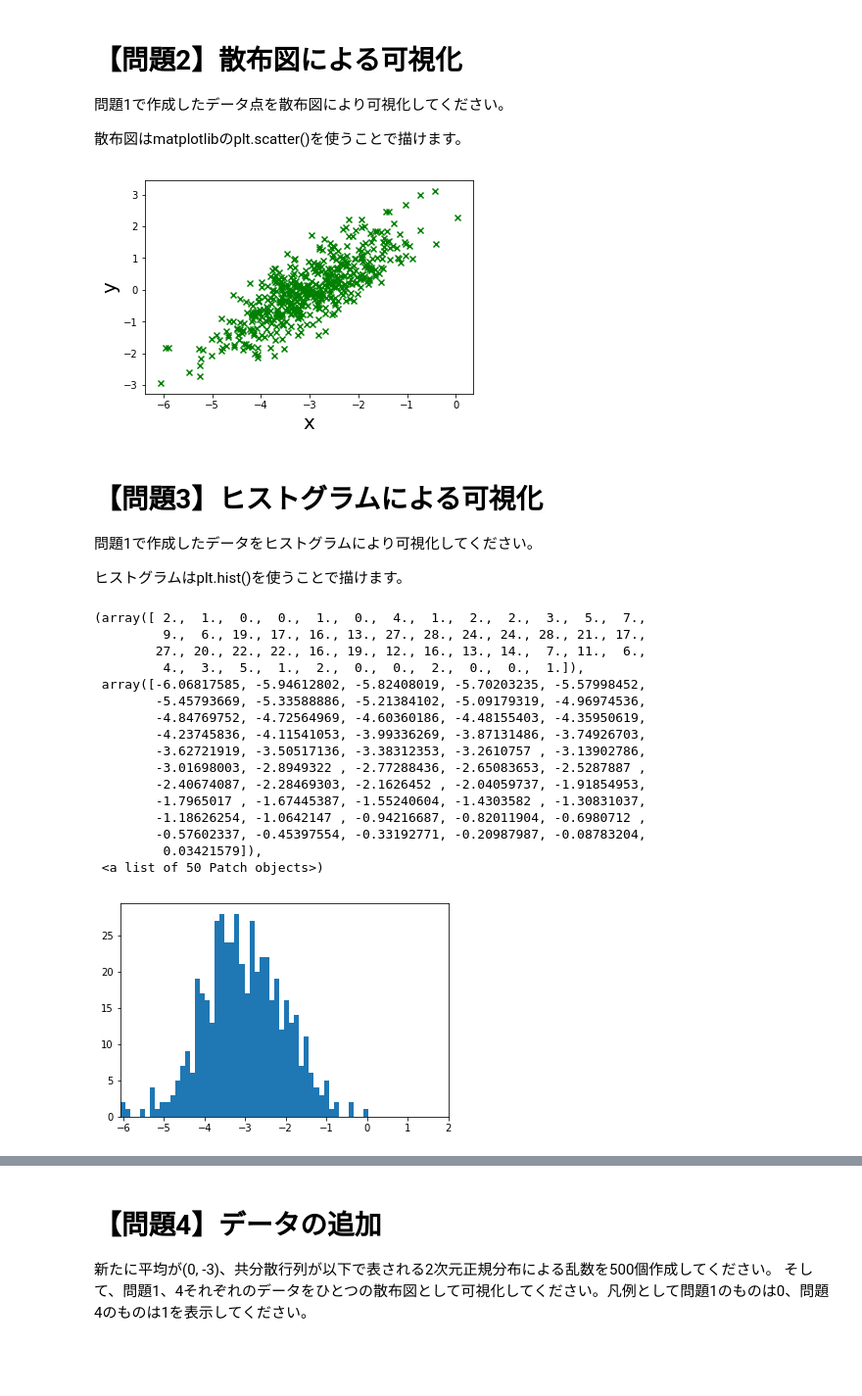
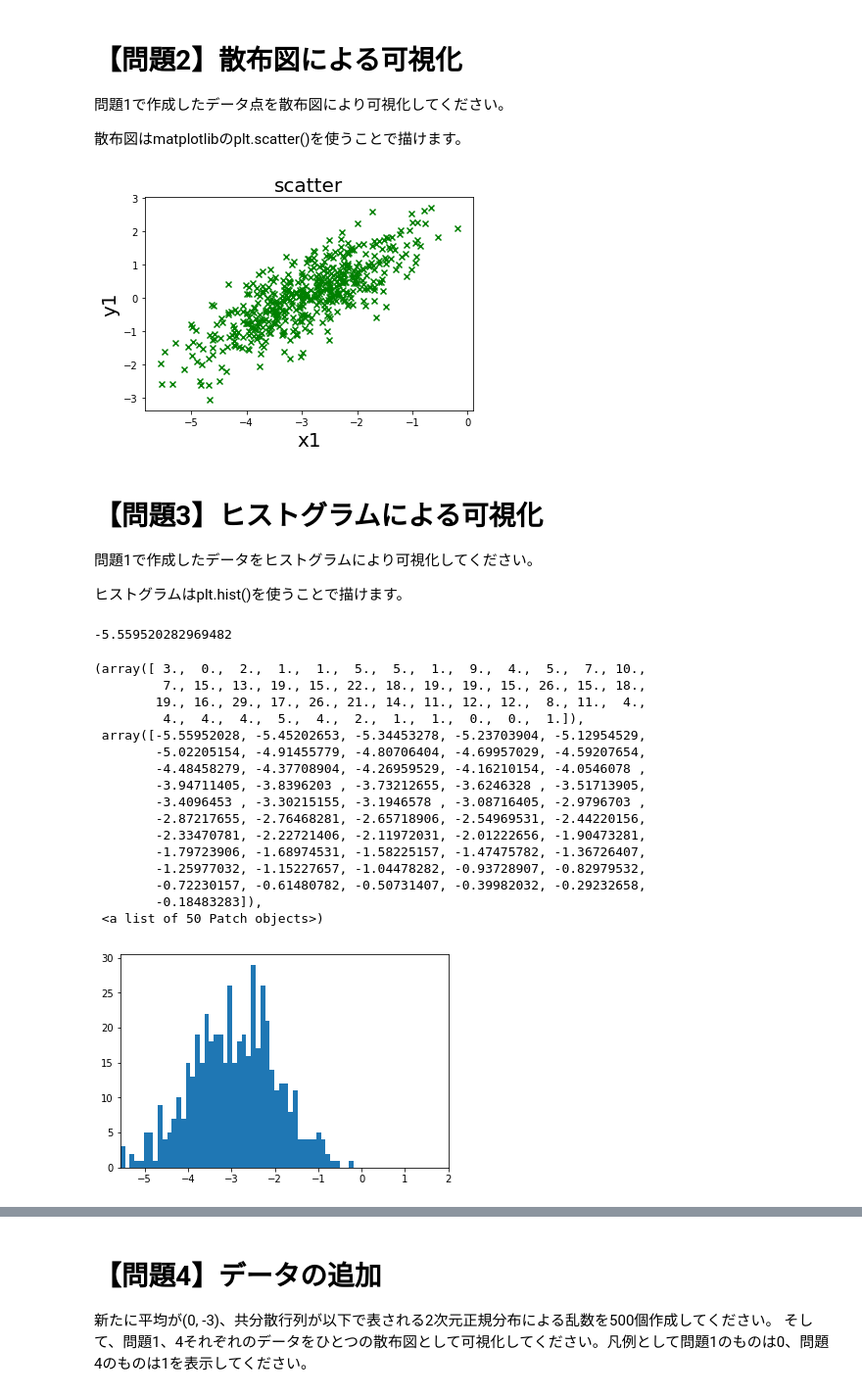
Before and after one commit to Go-to-Ray/diveintocode-ml-1, a Jupyter notebook: week2/week2_task2.ipynb, the cells around one changed output, grey strips where cells are left out. Shown: that part at 98% size. Cells and saved outputs as stored; diff of their text form; code cells hidden in the pictures; blank space fills up the shorter version.

```diff
--- a/week2/week2_task2.ipynb
+++ b/week2/week2_task2.ipynb
@@ -15,12 +15,11 @@ np.random.seed(0)
 
 x1_y1 = np.random.multivariate_normal(ave1,cov1,N1)
 #転置行列を用いてx1,y1に代入(スライスでも可)
-x1,y1 = np.random.multivariate_normal(ave1,cov1,N1).T
+x1,y1 = x1_y1.T
 #x1 = x1_y1[:,0]
 #y1 = x1_y1[:,1]
 
 print("生成された乱数 :\n{}".format(x1_y1))
-#print("生成された乱数 :{}\n".format(np.random.multivariate_normal(ave1,cov1,N1)))
 # %% [output]
 生成された乱数 :
 [[-4.80006782e+00 -1.54698618e+00]
@@ -48,12 +47,13 @@ print("生成された乱数 :\n{}".format(x1_y1))
 # %%
 plt.scatter(x1,y1,color = "g",marker = "x",label  ="N1")
 
-plt.xlabel("x",size = 20)
-plt.ylabel("y",size = 20)
+plt.title("scatter",size= 20)
+plt.xlabel("x1",size = 20)
+plt.ylabel("y1",size = 20)
 
 plt.show()
 # %% [output]
-[figure, old version]
+[figure, new version]
 # %% [markdown]
 # 【問題3】ヒストグラムによる可視化
 問題1で作成したデータをヒストグラムにより可視化してください。
@@ -63,26 +63,27 @@ plt.show()
 # %%
 #x軸のデータ
 plt.xlim(np.min(x1),2)
-#plt.ylim(0,30)
+print(np.min(x1))
 plt.hist(x1,bins=50)
 # %% [output]
-(array([ 2.,  1.,  0.,  0.,  1.,  0.,  4.,  1.,  2.,  2.,  3.,  5.,  7.,
-         9.,  6., 19., 17., 16., 13., 27., 28., 24., 24., 28., 21., 17.,
-        27., 20., 22., 22., 16., 19., 12., 16., 13., 14.,  7., 11.,  6.,
-         4.,  3.,  5.,  1.,  2.,  0.,  0.,  2.,  0.,  0.,  1.]),
- array([-6.06817585, -5.94612802, -5.82408019, -5.70203235, -5.57998452,
-        -5.45793669, -5.33588886, -5.21384102, -5.09179319, -4.96974536,
-        -4.84769752, -4.72564969, -4.60360186, -4.48155403, -4.35950619,
-        -4.23745836, -4.11541053, -3.99336269, -3.87131486, -3.74926703,
-        -3.62721919, -3.50517136, -3.38312353, -3.2610757 , -3.13902786,
-        -3.01698003, -2.8949322 , -2.77288436, -2.65083653, -2.5287887 ,
-        -2.40674087, -2.28469303, -2.1626452 , -2.04059737, -1.91854953,
-        -1.7965017 , -1.67445387, -1.55240604, -1.4303582 , -1.30831037,
-        -1.18626254, -1.0642147 , -0.94216687, -0.82011904, -0.6980712 ,
-        -0.57602337, -0.45397554, -0.33192771, -0.20987987, -0.08783204,
-         0.03421579]),
- <a list of 50 Patch objects>)
+-5.559520282969482
+(array([ 3.,  0.,  2.,  1.,  1.,  5.,  5.,  1.,  9.,  4.,  5.,  7., 10.,
+         7., 15., 13., 19., 15., 22., 18., 19., 19., 15., 26., 15., 18.,
+        19., 16., 29., 17., 26., 21., 14., 11., 12., 12.,  8., 11.,  4.,
+         4.,  4.,  4.,  5.,  4.,  2.,  1.,  1.,  0.,  0.,  1.]),
+ array([-5.55952028, -5.45202653, -5.34453278, -5.23703904, -5.12954529,
+        -5.02205154, -4.91455779, -4.80706404, -4.69957029, -4.59207654,
+        -4.48458279, -4.37708904, -4.26959529, -4.16210154, -4.0546078 ,
+        -3.94711405, -3.8396203 , -3.73212655, -3.6246328 , -3.51713905,
+        -3.4096453 , -3.30215155, -3.1946578 , -3.08716405, -2.9796703 ,
+        -2.87217655, -2.76468281, -2.65718906, -2.54969531, -2.44220156,
+        -2.33470781, -2.22721406, -2.11972031, -2.01222656, -1.90473281,
+        -1.79723906, -1.68974531, -1.58225157, -1.47475782, -1.36726407,
+        -1.25977032, -1.15227657, -1.04478282, -0.93728907, -0.82979532,
+        -0.72230157, -0.61480782, -0.50731407, -0.39982032, -0.29232658,
+        -0.18483283]),
+ <a list of 50 Patch objects>)
-[figure, old version]
+[figure, new version]
 # %%
 #y軸のデータ
 plt.xlim(-5,np.max(y1))
```
Also changed, not shown: parts of 4 cells of this notebook.
